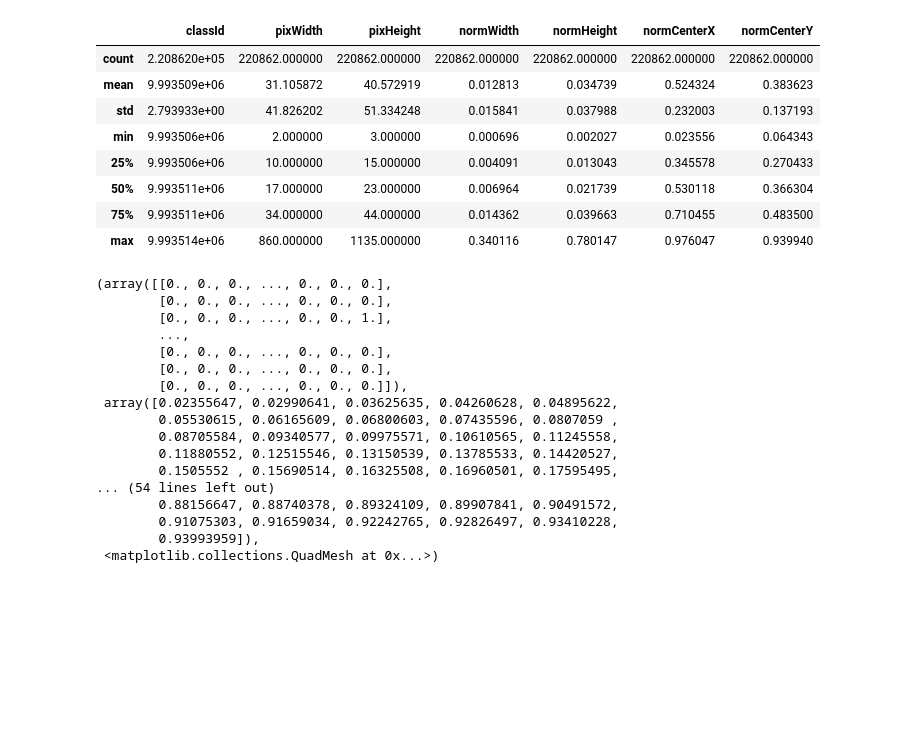
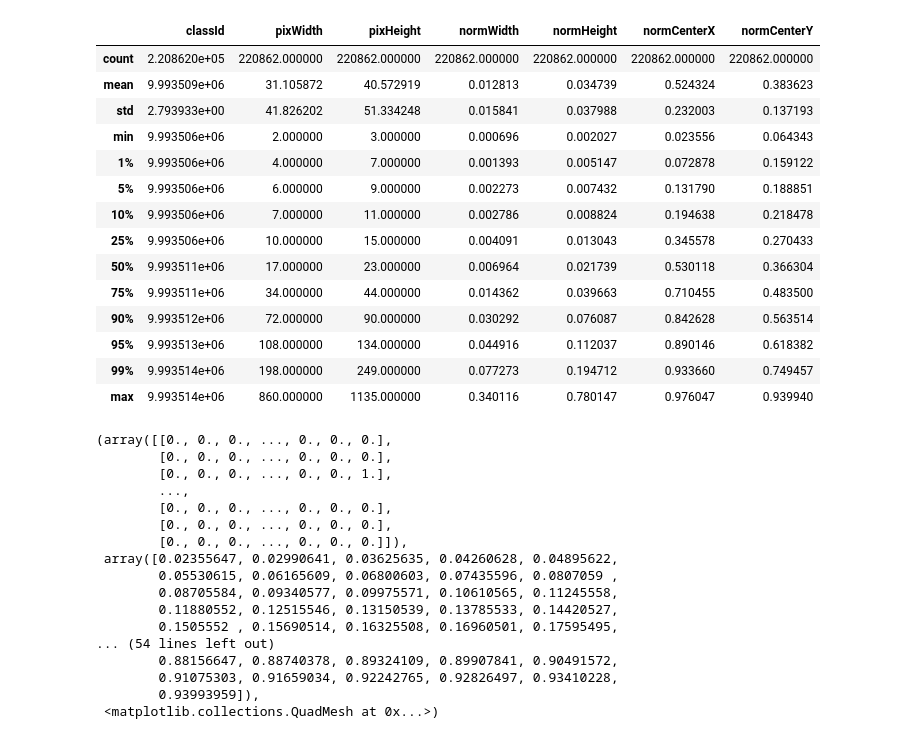
Before and after one commit to Przemyslaw11/FSOCO_visualization, a Jupyter notebook: FSOCO.ipynb, the cells around one changed output. Saved outputs shown, nothing was run; the diff lists cells and outputs as text; code cells hidden in the pictures; blank space fills up the shorter version.

Commit message:
Add more percentiles

```diff
--- a/FSOCO.ipynb
+++ b/FSOCO.ipynb
@@ -1,19 +1,25 @@
 # %%
 import numpy as np # linear algebra
 import pandas as pd # data processing, CSV file I/O (e.g. pd.read_csv)
-# %%
-df = pd.read_csv("reparsed.csv")
-df.describe()
-# %% [output]
-|  | classId | pixWidth | pixHeight | normWidth | normHeight | normCenterX | normCenterY |
-| count | 2.208620e+05 | 220862.000000 | 220862.000000 | 220862.000000 | 220862.000000 | 220862.000000 | 220862.000000 |
-| mean | 9.993509e+06 | 31.105872 | 40.572919 | 0.012813 | 0.034739 | 0.524324 | 0.383623 |
-| std | 2.793933e+00 | 41.826202 | 51.334248 | 0.015841 | 0.037988 | 0.232003 | 0.137193 |
-| min | 9.993506e+06 | 2.000000 | 3.000000 | 0.000696 | 0.002027 | 0.023556 | 0.064343 |
-| 25% | 9.993506e+06 | 10.000000 | 15.000000 | 0.004091 | 0.013043 | 0.345578 | 0.270433 |
-| 50% | 9.993511e+06 | 17.000000 | 23.000000 | 0.006964 | 0.021739 | 0.530118 | 0.366304 |
-| 75% | 9.993511e+06 | 34.000000 | 44.000000 | 0.014362 | 0.039663 | 0.710455 | 0.483500 |
-| max | 9.993514e+06 | 860.000000 | 1135.000000 | 0.340116 | 0.780147 | 0.976047 | 0.939940 |
+# %%
+df = pd.read_csv("reparsed.csv")
+df.describe(percentiles=[0.01,0.05,0.1,0.25,0.50,0.75,0.9,0.95,0.99])
+# %% [output]
+|  | classId | pixWidth | pixHeight | normWidth | normHeight | normCenterX | normCenterY |
+| count | 2.208620e+05 | 220862.000000 | 220862.000000 | 220862.000000 | 220862.000000 | 220862.000000 | 220862.000000 |
+| mean | 9.993509e+06 | 31.105872 | 40.572919 | 0.012813 | 0.034739 | 0.524324 | 0.383623 |
+| std | 2.793933e+00 | 41.826202 | 51.334248 | 0.015841 | 0.037988 | 0.232003 | 0.137193 |
+| min | 9.993506e+06 | 2.000000 | 3.000000 | 0.000696 | 0.002027 | 0.023556 | 0.064343 |
+| 1% | 9.993506e+06 | 4.000000 | 7.000000 | 0.001393 | 0.005147 | 0.072878 | 0.159122 |
+| 5% | 9.993506e+06 | 6.000000 | 9.000000 | 0.002273 | 0.007432 | 0.131790 | 0.188851 |
+| 10% | 9.993506e+06 | 7.000000 | 11.000000 | 0.002786 | 0.008824 | 0.194638 | 0.218478 |
+| 25% | 9.993506e+06 | 10.000000 | 15.000000 | 0.004091 | 0.013043 | 0.345578 | 0.270433 |
+| 50% | 9.993511e+06 | 17.000000 | 23.000000 | 0.006964 | 0.021739 | 0.530118 | 0.366304 |
+| 75% | 9.993511e+06 | 34.000000 | 44.000000 | 0.014362 | 0.039663 | 0.710455 | 0.483500 |
+| 90% | 9.993512e+06 | 72.000000 | 90.000000 | 0.030292 | 0.076087 | 0.842628 | 0.563514 |
+| 95% | 9.993513e+06 | 108.000000 | 134.000000 | 0.044916 | 0.112037 | 0.890146 | 0.618382 |
+| 99% | 9.993514e+06 | 198.000000 | 249.000000 | 0.077273 | 0.194712 | 0.933660 | 0.749457 |
+| max | 9.993514e+06 | 860.000000 | 1135.000000 | 0.340116 | 0.780147 | 0.976047 | 0.939940 |
 # %%
 import seaborn as sns
 import matplotlib.pyplot as plt
```
